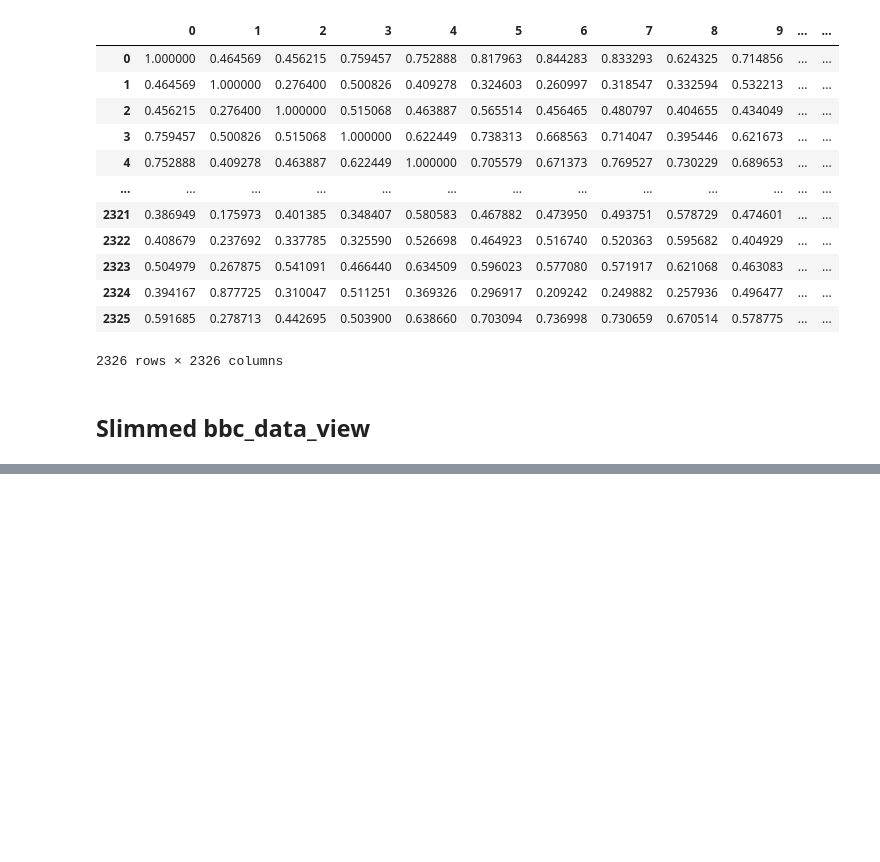
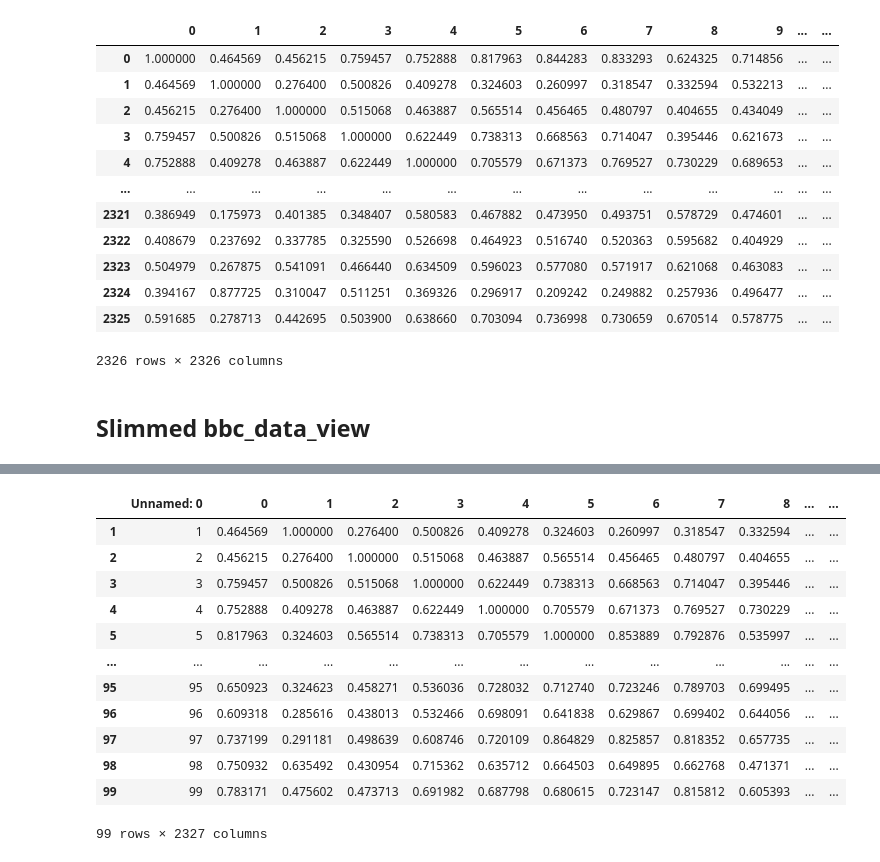
Before and after one commit to hfock/uu-recommendation-systems, a Jupyter notebook: src/data-processing/data-processing.ipynb, the cells around one changed output, grey strips where cells are left out. Drawn from its saved outputs; the diff is of its cells as text; code cells hidden in the pictures; blank space fills up the shorter version.

```diff
--- a/src/data-processing/data-processing.ipynb
+++ b/src/data-processing/data-processing.ipynb
@@ -413,0 +435,16 @@ df_bbc_slim.columns = ['index', 'title', 'description', 'syno', 'category', 'cha
+# %%
+df.iloc[df_img.iloc[1:100].index]
+# %% [output]
+|  | Unnamed: 0 | 0 | 1 | 2 | 3 | 4 | 5 | 6 | 7 | 8 | ... | ... |
+| 1 | 1 | 0.464569 | 1.000000 | 0.276400 | 0.500826 | 0.409278 | 0.324603 | 0.260997 | 0.318547 | 0.332594 | ... | ... |
+| 2 | 2 | 0.456215 | 0.276400 | 1.000000 | 0.515068 | 0.463887 | 0.565514 | 0.456465 | 0.480797 | 0.404655 | ... | ... |
+| 3 | 3 | 0.759457 | 0.500826 | 0.515068 | 1.000000 | 0.622449 | 0.738313 | 0.668563 | 0.714047 | 0.395446 | ... | ... |
+| 4 | 4 | 0.752888 | 0.409278 | 0.463887 | 0.622449 | 1.000000 | 0.705579 | 0.671373 | 0.769527 | 0.730229 | ... | ... |
+| 5 | 5 | 0.817963 | 0.324603 | 0.565514 | 0.738313 | 0.705579 | 1.000000 | 0.853889 | 0.792876 | 0.535997 | ... | ... |
+| ... | ... | ... | ... | ... | ... | ... | ... | ... | ... | ... | ... | ... |
+| 95 | 95 | 0.650923 | 0.324623 | 0.458271 | 0.536036 | 0.728032 | 0.712740 | 0.723246 | 0.789703 | 0.699495 | ... | ... |
+| 96 | 96 | 0.609318 | 0.285616 | 0.438013 | 0.532466 | 0.698091 | 0.641838 | 0.629867 | 0.699402 | 0.644056 | ... | ... |
+| 97 | 97 | 0.737199 | 0.291181 | 0.498639 | 0.608746 | 0.720109 | 0.864829 | 0.825857 | 0.818352 | 0.657735 | ... | ... |
+| 98 | 98 | 0.750932 | 0.635492 | 0.430954 | 0.715362 | 0.635712 | 0.664503 | 0.649895 | 0.662768 | 0.471371 | ... | ... |
+| 99 | 99 | 0.783171 | 0.475602 | 0.473713 | 0.691982 | 0.687798 | 0.680615 | 0.723147 | 0.815812 | 0.605393 | ... | ... |
+99 rows × 2327 columns
```
Also changed, not shown: parts of 11 cells of this notebook, 6 other files.
